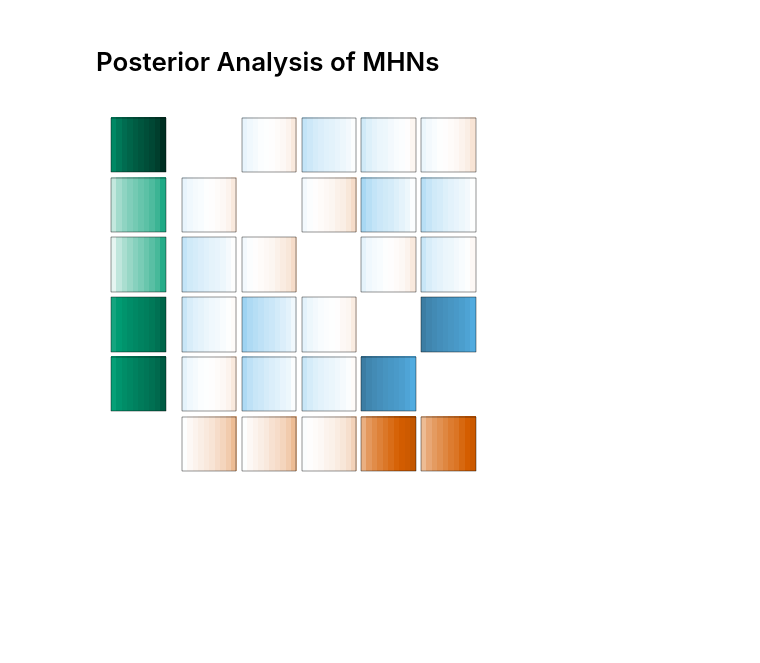
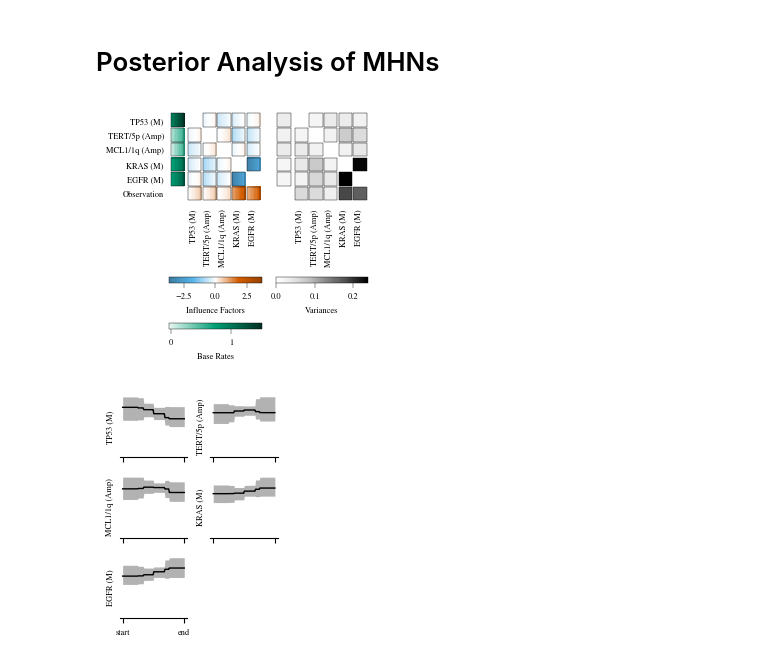
Before and after one commit to huy29433/Dissertation-MHN-example, a Jupyter notebook: analysis/posterior.ipynb, the cells around one changed output. Drawn from its saved outputs; the diff is of its cells as text; code cells hidden in the pictures; blank space fills up the shorter version.

Commit message:
update plots

```diff
--- a/analysis/posterior.ipynb
+++ b/analysis/posterior.ipynb
@@ -11,18 +15,18 @@ import plotting
 
 burn_in = 0.2
 # %%
-log_thetas = np.load("../results/mcmc.npy", mmap_mode="r")
+log_thetas = np.load("../run/results/mcmc.npy", mmap_mode="r")
 log_thetas = log_thetas[:, int(log_thetas.shape[1] * 0.2):].reshape(-1, log_thetas.shape[2])
 n_events = int(np.sqrt(log_thetas.shape[1]))
 # %%
 tile_len = 10
 
-quantiles = np.quantile(samples,
+quantiles = np.quantile(log_thetas,
                         np.linspace(0.05, 0.95, tile_len),
                         axis=0).T.reshape(n_events + 1, -1)
-variances = np.var(samples, axis=0).reshape(n_events + 1, -1)
+variances = np.var(log_thetas, axis=0).reshape(n_events + 1, -1)
 
-fig = plt.figure(figsize=(3.21, 2.6))
+fig = plt.figure(figsize=(2.8, 3))
 gs = mpl.gridspec.GridSpec(
     3, 2, height_ratios=[1., 0.035, 0.035])
 
@@ -34,16 +38,14 @@ ax = np.array([
 cbar_ax = np.array([fig.add_subplot(gs[1 + i // 2, i % 2])
                    for i in range(3)])
 
-br_min = -2.2
-br_max = 3
-max_abs_ir = 3.6
-max_var = 0.17
+max_abs_ir = mcmc_plotting.max_abs_ir(quantiles=quantiles, tile_len=tile_len)
+br_min, br_max = mcmc_plotting.min_max_br(quantiles=quantiles, tile_len=tile_len)
+max_var = variances.max()
 
-data = pd.read_csv(f"../data/{data_name}.csv", index_col=0)
-n_events = data.shape[1]
+data = pd.read_csv("../data/primary.csv", index_col=0)
 event_names = data.columns.tolist()
 
-plotting.plot_theta_dist(
+mcmc_plotting.plot_theta_dist(
     quantiles=quantiles,
     tile_len=tile_len,
     n_events=n_events,
@@ -52,7 +54,7 @@ plotting.plot_theta_dist(
     max_br=br_max,
     events=event_names,
     ax=ax[0])
-plotting.plot_theta_var(
+mcmc_plotting.plot_theta_var(
     variances=variances,
     n_events=n_events,
     max_var=max_var,
@@ -74,34 +76,34 @@ for j in range(2):
     ax[j].set_xticklabels([""] + event_names, rotation=90)
     ax[j].tick_params(length=0, pad=4)
 
 cbars = list()
 cbars.append(plt.colorbar(
     mpl.cm.ScalarMappable(norm=mpl.colors.Normalize(
-        vmin=-max_abs_ir, vmax=max_abs_ir), cmap=plotting.OI_RdBu),
+        vmin=-max_abs_ir, vmax=max_abs_ir), cmap=mcmc_plotting.OI_RdBu),
     cax=cbar_ax[0],
     label="Influence Factors",
     orientation="horizontal",
 ))
 cbars.append(plt.colorbar(
     mpl.cm.ScalarMappable(norm=mpl.colors.Normalize(
         vmin=0, vmax=max_var), cmap="Greys"),
     cax=cbar_ax[1],
     label="Variances",
     orientation="horizontal",
 ))
 cbars.append(plt.colorbar(
     mpl.cm.ScalarMappable(norm=mpl.colors.Normalize(
-        vmin=br_min, vmax=br_max), cmap=plotting.OI_Greens),
+        vmin=br_min, vmax=br_max), cmap=mcmc_plotting.OI_Greens),
     cax=cbar_ax[2],
     label="Base Rates",
     orientation="horizontal",
 ))
 
 for cbar in cbars:
     cbar.outline.set_linewidth(0.3)
     cbar.ax.tick_params(width=0.3)
 
 fig.tight_layout()
-fig.savefig(f"../results/figs/{data_name}_param_dist.pdf")
+fig.savefig("results/param_dist.pdf")
 # %% [output]
-[figure, old version]
+[figure, new version]
@@ -107,0 +115,37 @@ fig.savefig(f"../results/figs/{data_name}_param_dist.pdf")
+# %%
+n_cols = 2
+n_rows = (n_events - 1) // n_cols + 1
+
+fig, ax = plt.subplots(
+    n_rows, n_cols,
+    figsize=(1.9, 2.6),
+    sharex=True,
+            )
+
+for i in range(n_events):
+
+    q_5, q_50, q_95 = np.percentile(
+        positions[:, i, :], [5, 50, 95], axis=0)
+    ax[i // n_cols, i % n_cols].plot(
+        q_50, lw=1, color="black")
+    ax[i // n_cols, i % n_cols].fill_between(
+        np.arange(n_bins), q_5, q_95, alpha=0.3, color="black", lw=0
+    )
+    ax[i // n_cols, i % n_cols].set_ylabel(f"{event_names[i]}")
+    for spine in ["top", "right", "left"]:
+        ax[i // n_cols, i % n_cols].spines[spine].set_visible(False)
+    _ = ax[i // n_cols, i % n_cols].set_yticks([])
+    _ = ax[i // n_cols, i % n_cols].set_xticks([0, n_bins-1])
+    _ = ax[i // n_cols, i % n_cols].set_xticklabels(["start", "end"])
+    ax[i // n_cols, i % n_cols].set_ylim(0, None, auto=True)
+
+if n_events % n_cols != 0:
+    for i in range(n_cols - (n_events % n_cols)):
+        ax[-1, -1 - i].set_visible(False)
+
+fig.tight_layout()
+fig.subplots_adjust(top=0.96, hspace=0.3
+                    )
+fig.savefig("results/positions.pdf", dpi=600)
+# %% [output]
+[figure, added]
```
Also changed, not shown: parts of 4 cells of this notebook, 5 other files.
